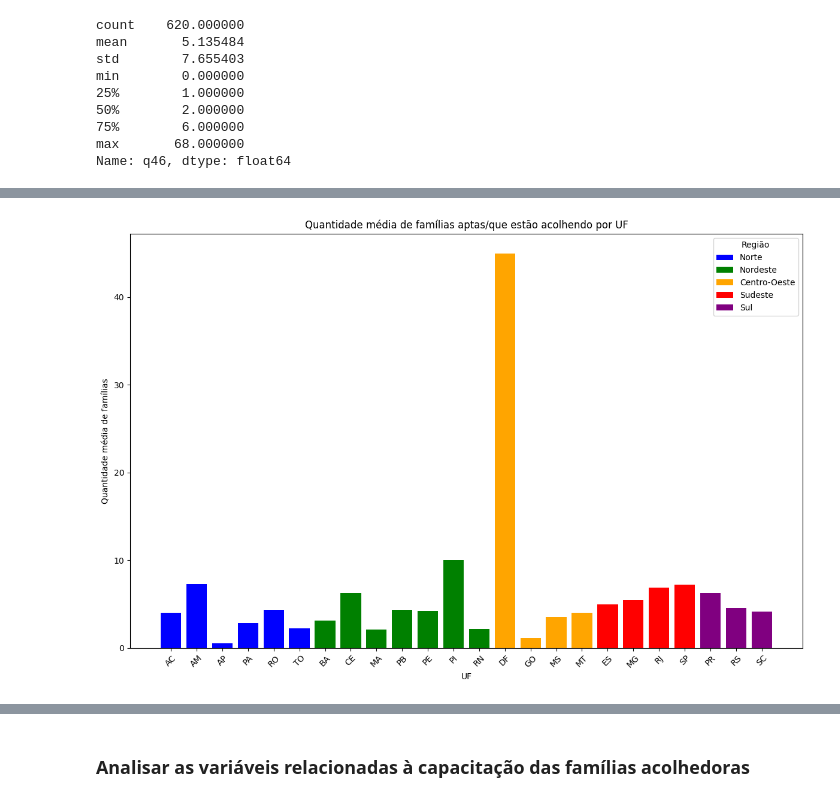
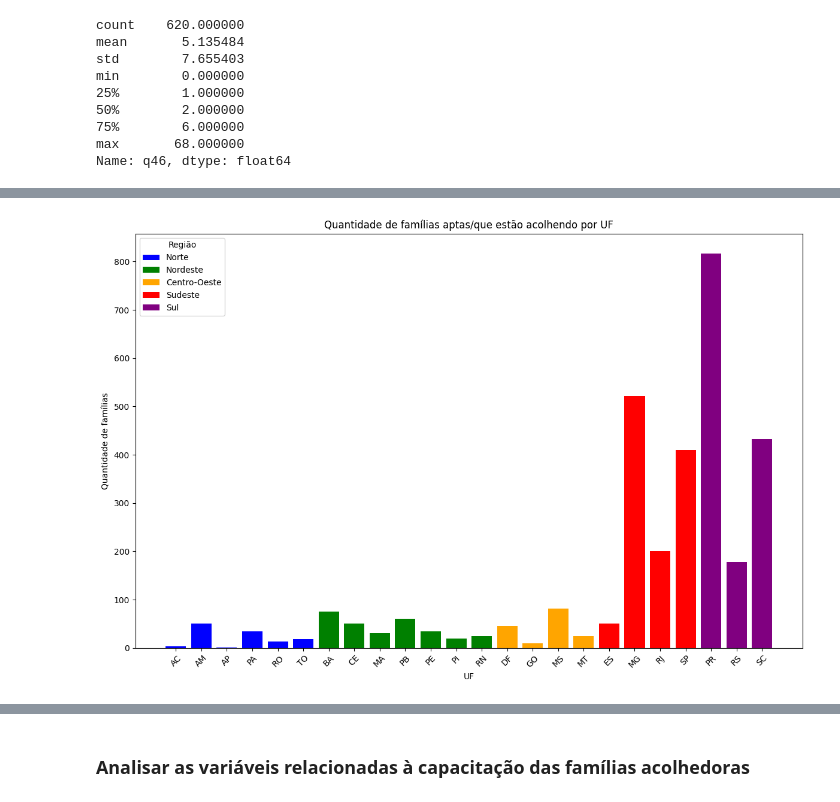
Before and after one commit to lab-dados-seges/familia-acolhedora, a Jupyter notebook: eda/aed_dados_gerais.ipynb, the cells around one changed output, grey strips where cells are left out. Drawn from its saved outputs; the diff is of its cells as text; code cells hidden in the pictures.

```diff
--- a/eda/aed_dados_gerais.ipynb
+++ b/eda/aed_dados_gerais.ipynb
@@ -230,5 +230,5 @@ Name: q46, dtype: float64
 # %%
 df_dados_gerais['Região'] = df_dados_gerais['q0_10'].map(ufs_para_regiao)
 # %%
-# Calcula a média de famílias aptas/acolhendo por UF
-media_qtd_fam = df_dados_gerais.groupby(['q0_10', 'Região'])['q46'].mean().reset_index()
+# Calcula a quantidade de famílias acolhedoras cadastradas que estão aptas ou estejam acolhendo
+df_qtd_fam = df_dados_gerais.groupby(['q0_10', 'Região'])['q46'].sum().reset_index()
@@ -235,18 +255,18 @@ media_qtd_fam = df_dados_gerais.groupby(['q0_10', 'Região'])['q46'].mean().rese
 # %%
 # Cria o gráfico de barras para média de famílias aptas/acolhendo
 plt.figure(figsize=(12, 8))
 for regiao, cor in cores_regiao.items():
-    subset = media_qtd_fam[media_qtd_fam['Região'] == regiao]
+    subset = df_qtd_fam [df_qtd_fam ['Região'] == regiao]
     plt.bar(subset['q0_10'], subset['q46'], label=regiao, color=cor)
 
 # Configurações do gráfico
-plt.title('Quantidade média de famílias aptas/que estão acolhendo por UF')
+plt.title('Quantidade de famílias aptas/que estão acolhendo por UF')
 plt.xlabel('UF')
-plt.ylabel('Quantidade média de famílias')
+plt.ylabel('Quantidade de famílias')
 plt.xticks(rotation=45)
 plt.legend(title='Região')
 plt.tight_layout()
 plt.show()
 # %% [output]
-[figure, old version]
+[figure, new version]
 # %%
```
Also changed, not shown: parts of 4 cells of this notebook, 3 other files.
